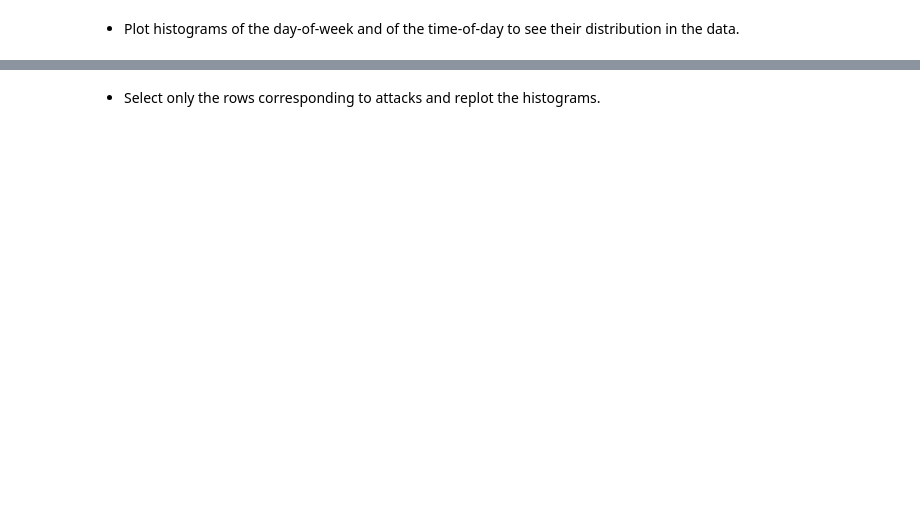
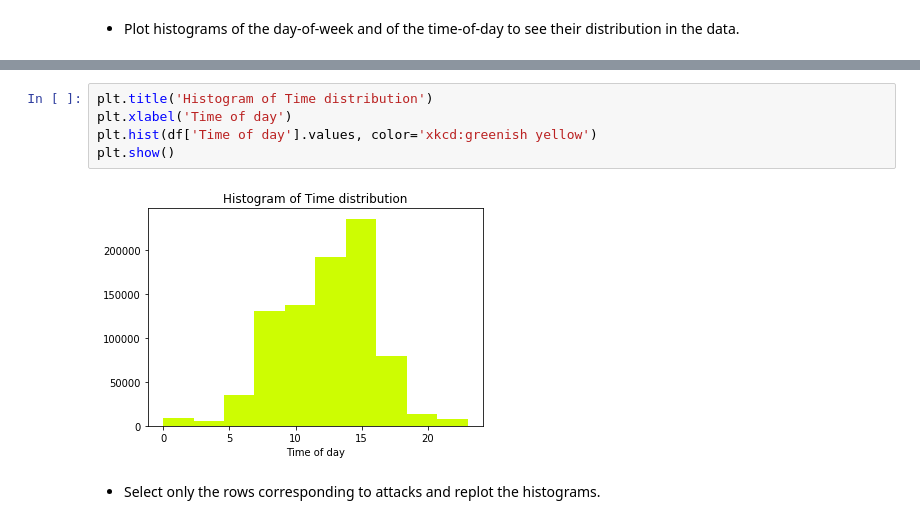
Before and after one commit to minellogiacomo/Artificial-Intelligence-for-Security, a Jupyter notebook: AI4S1.ipynb, the cells around one changed output, grey strips where cells are left out. Drawn from its saved outputs; the diff is of its cells as text; blank space fills up the shorter version.

```diff
--- a/AI4S1.ipynb
+++ b/AI4S1.ipynb
@@ -223,3 +187,10 @@ plt.hist(df['Time of day'].values)
+# %%
+plt.title('Histogram of Time distribution')
+plt.xlabel('Time of day')
+plt.hist(df['Time of day'].values, color='xkcd:greenish yellow')
+plt.show()
+# %% [output]
+[figure, added]
 # %% [markdown]
 - Select only the rows corresponding to attacks and replot the histograms.
 # %%
```
Also changed, not shown: parts of 44 cells of this notebook.
